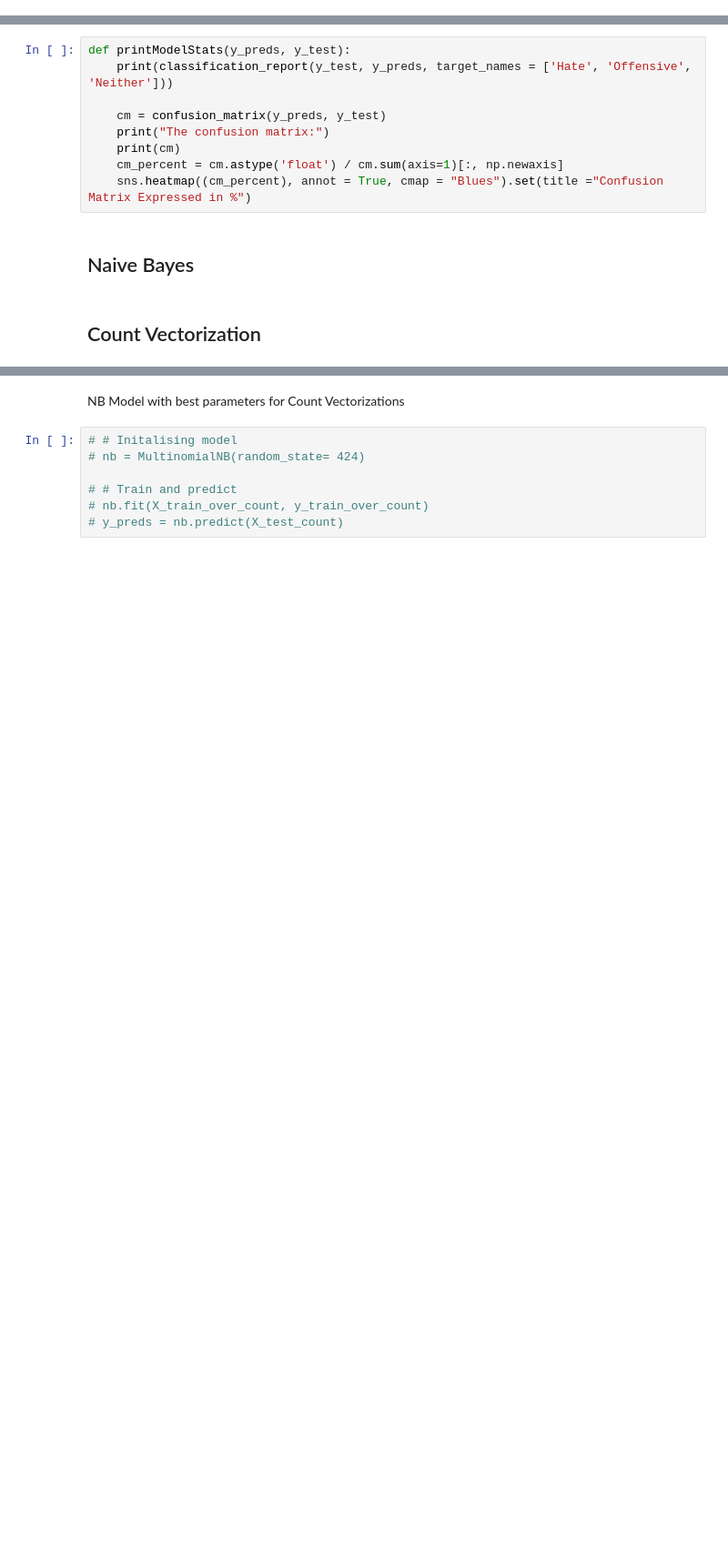
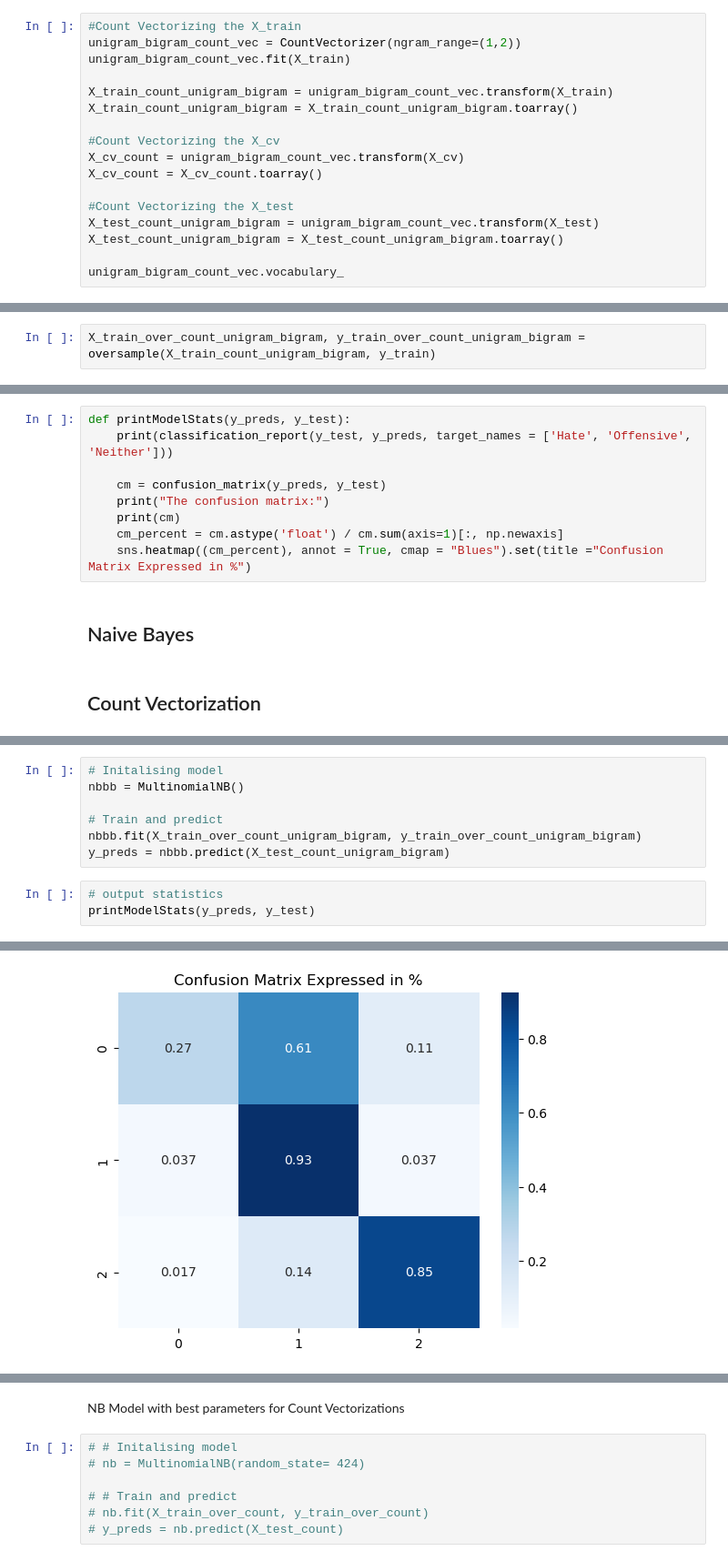
Before and after one commit to Disquietudee/Recognising-hate-speech-on-twitter-vs-offensive-language, a Jupyter notebook: baseline_model_NB.ipynb, the cells around one changed output, grey strips where cells are left out. Shown: that part at 91% size. Saved outputs shown, nothing was run; the diff lists cells and outputs as text; blank space fills up the shorter version.

```diff
--- a/baseline_model_NB.ipynb
+++ b/baseline_model_NB.ipynb
@@ -106,0 +151,17 @@ count_vec.vocabulary_
+# %%
+#Count Vectorizing the X_train
+unigram_bigram_count_vec = CountVectorizer(ngram_range=(1,2))
+unigram_bigram_count_vec.fit(X_train)
+
+X_train_count_unigram_bigram = unigram_bigram_count_vec.transform(X_train)
+X_train_count_unigram_bigram = X_train_count_unigram_bigram.toarray()
+
+#Count Vectorizing the X_cv
+X_cv_count = unigram_bigram_count_vec.transform(X_cv)
+X_cv_count = X_cv_count.toarray()
+
+#Count Vectorizing the X_test
+X_test_count_unigram_bigram = unigram_bigram_count_vec.transform(X_test)
+X_test_count_unigram_bigram = X_test_count_unigram_bigram.toarray()
+
+unigram_bigram_count_vec.vocabulary_
@@ -160,0 +283,2 @@ After Oversampling: Counter({1: 11062, 2: 11062, 0: 11062})
+# %%
+X_train_over_count_unigram_bigram, y_train_over_count_unigram_bigram = oversample(X_train_count_unigram_bigram, y_train)
@@ -222,0 +382,11 @@ Gridsearch for optimization
+# %%
+# Initalising model
+nbbb = MultinomialNB()
+
+# Train and predict
+nbbb.fit(X_train_over_count_unigram_bigram, y_train_over_count_unigram_bigram)
+y_preds = nbbb.predict(X_test_count_unigram_bigram)
+# %%
+# output statistics
+printModelStats(y_preds, y_test)
+# %% [output]
@@ -222,0 +407 @@ Gridsearch for optimization
+[figure, added]
```
Also changed, not shown: parts of 44 cells of this notebook.
